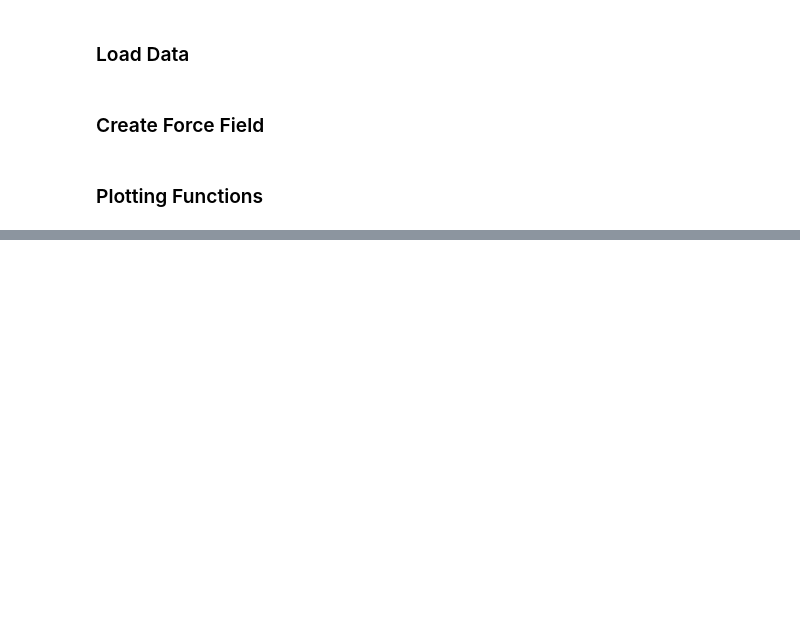
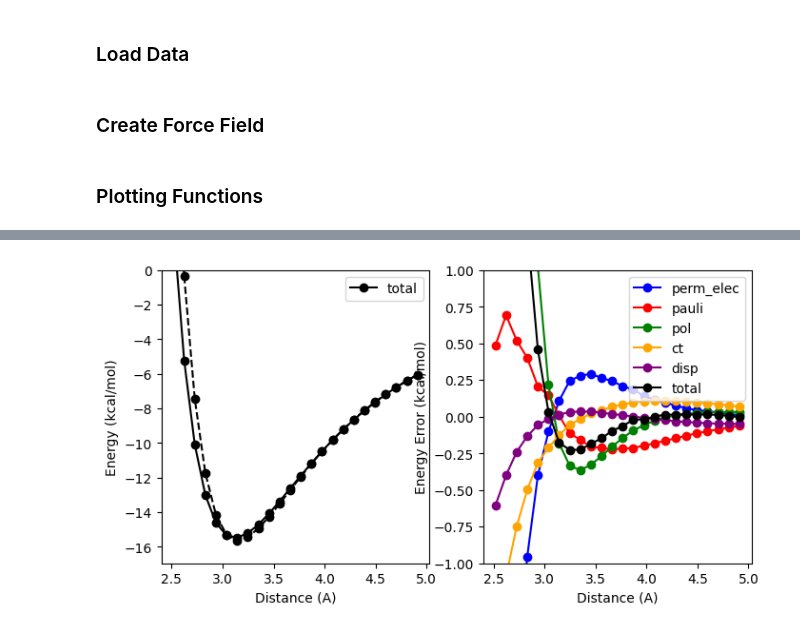
Before and after one commit to Ericwang6/pyCMM, a Jupyter notebook: notebooks/ion_water_analysis.ipynb, the cells around one changed output, grey strips where cells are left out. Saved outputs shown, nothing was run; the diff lists cells and outputs as text; code cells hidden in the pictures; blank space fills up the shorter version.

```diff
--- a/notebooks/ion_water_analysis.ipynb
+++ b/notebooks/ion_water_analysis.ipynb
@@ -185,0 +186,4 @@ f_water_scan_fig = report_eda_scan(trainer, f_water_scan_data)
+# %%
+cl_water_scan_fig = report_eda_scan(trainer, cl_water_scan_data)
+# %% [output]
+[figure, added]
```
Also changed, not shown: parts of 7 cells of this notebook, 2 other files.
